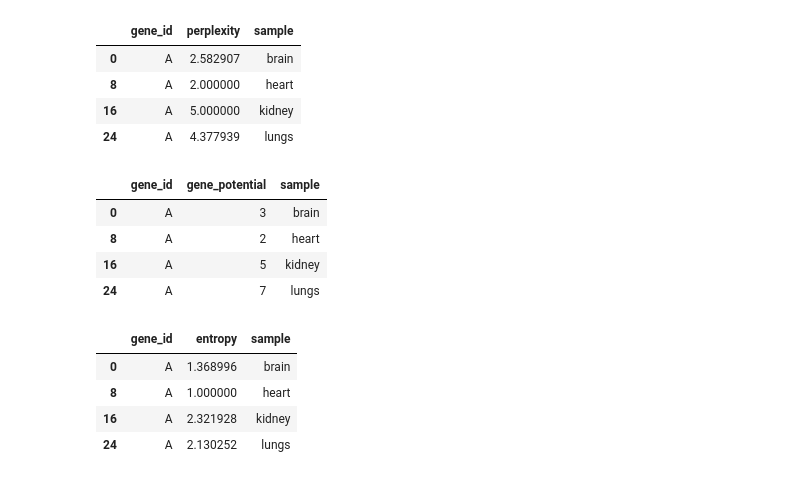
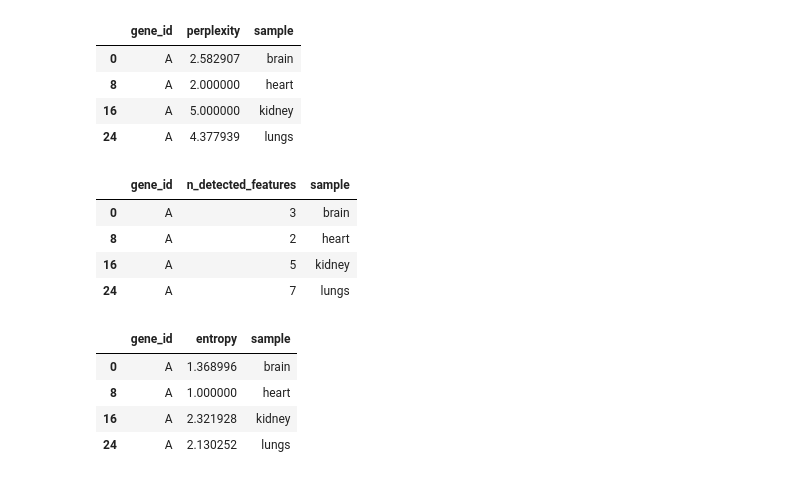
Before and after one commit to fairliereese/isoplex, a Jupyter notebook: dev.ipynb, the cells around one changed output. Drawn from its saved outputs; the diff is of its cells as text; code cells hidden in the pictures.

Commit message:
changed gene_potential --> n_det_features

```diff
--- a/dev.ipynb
+++ b/dev.ipynb
@@ -98,9 +98,9 @@ df[['gene_id', 'perplexity', 'sample']].drop_duplicates()
 | 16 | A | 5.000000 | kidney |
 | 24 | A | 4.377939 | lungs |
 # %%
-df[['gene_id', 'gene_potential', 'sample']].drop_duplicates()
+df[['gene_id', 'n_detected_features', 'sample']].drop_duplicates()
 # %% [output]
-|  | gene_id | gene_potential | sample |
+|  | gene_id | n_detected_features | sample |
 | 0 | A | 3 | brain |
 | 8 | A | 2 | heart |
 | 16 | A | 5 | kidney |
```
Also changed, not shown: parts of 7 cells of this notebook, 4 other files.
